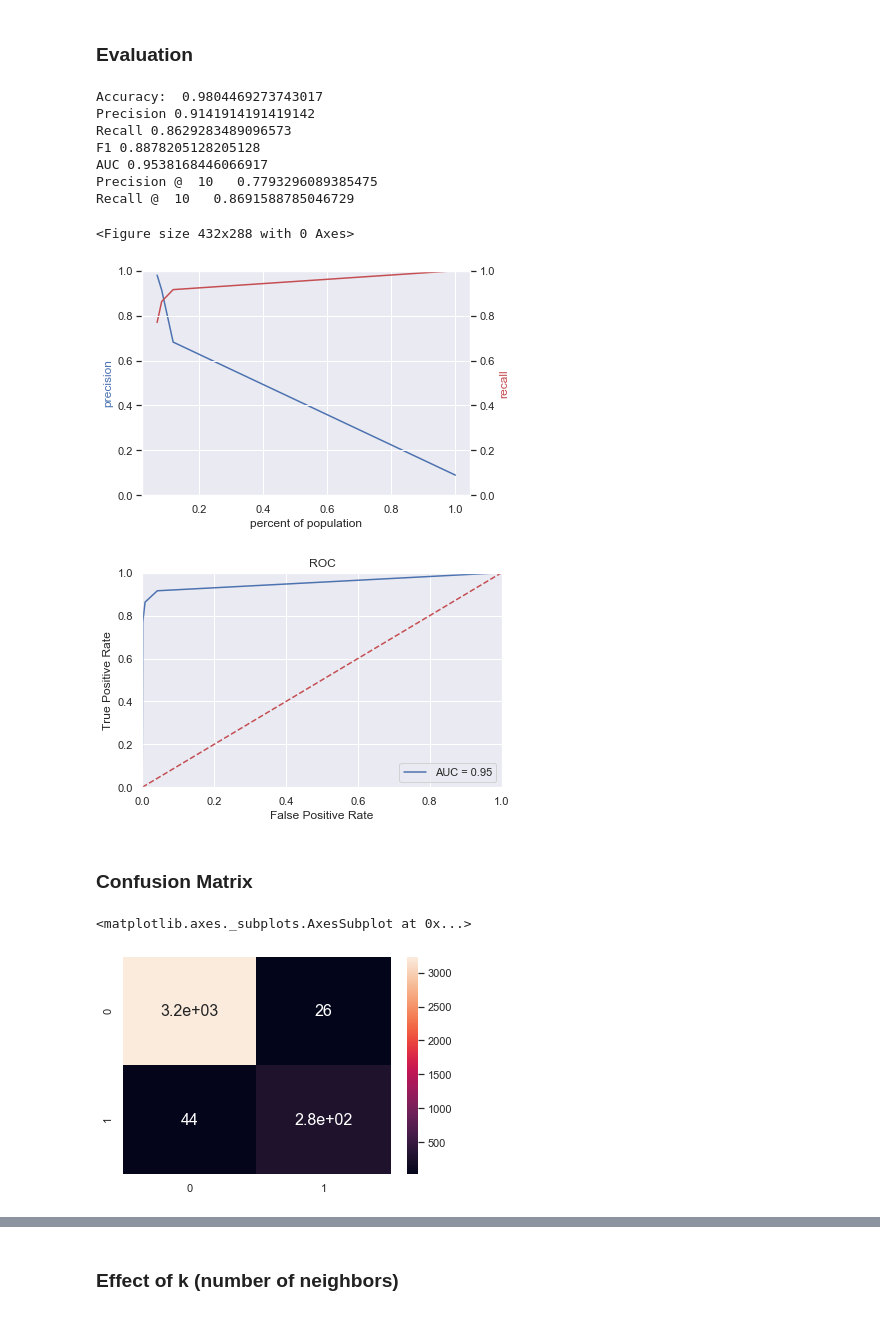
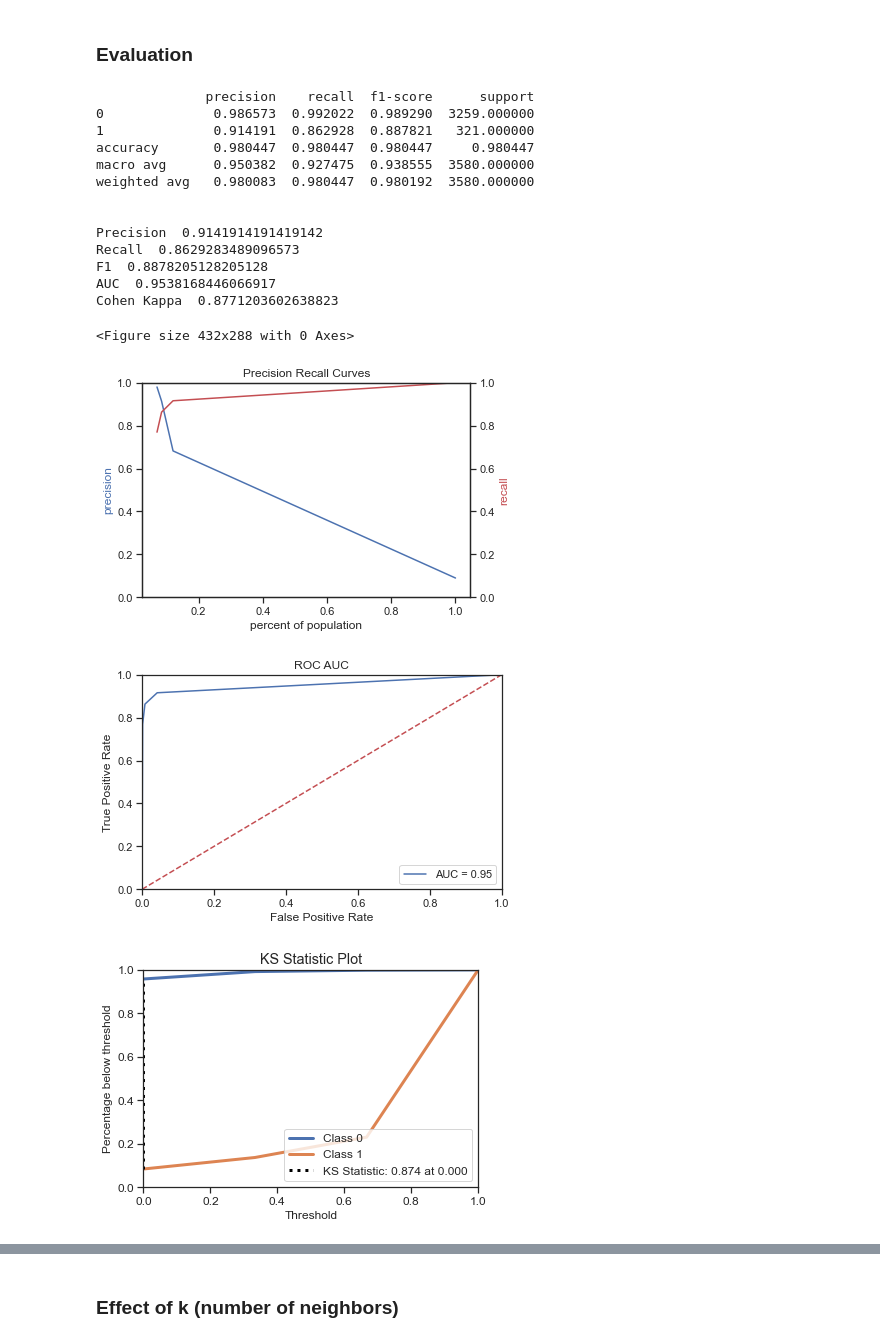
Before and after one commit to rutujagurav/Binary-Classification-Predicting-a-pulsar-star, a Jupyter notebook: PulsarStar_v1-extended.ipynb, the cells around one changed output, grey strips where cells are left out. Cells and saved outputs as stored; diff of their text form; code cells hidden in the pictures.

```diff
--- a/PulsarStar_v1-extended.ipynb
+++ b/PulsarStar_v1-extended.ipynb
@@ -376,33 +432,43 @@ KNeighborsClassifier(algorithm='auto', leaf_size=30, metric='minkowski',
                      weights='uniform')
 # %% [markdown]
 ### Evaluation
-# %%
-accuracy = clf_nn.score(X_test, y_test)
-print("Accuracy: ", accuracy)
-y_pred = clf_nn.predict_proba(X_test)[:, 1]
-k = 10
-print_metrics(y_test,y_pred,k)
-plot_PR_curve(y_test, y_pred)
-plot_ROC_curve(y_test, y_pred)
-# %% [output]
-Accuracy:  0.9804469273743017
-Precision 0.9141914191419142
-Recall 0.8629283489096573
-F1 0.8878205128205128
-AUC 0.9538168446066917
-Precision @  10   0.7793296089385475
-Recall @  10   0.8691588785046729
-<Figure size 432x288 with 0 Axes>
-[figure, removed]
-[figure, removed]
-# %% [markdown]
-### Confusion Matrix
-# %%
-from sklearn.metrics import confusion_matrix
-actual_label = y_test
-predicted_label = (y_pred>0.5).astype(int)
-cm = metrics.confusion_matrix(actual_label,predicted_label)
-sns.heatmap(cm, annot=True, annot_kws = {"size": 16})
-# %% [output]
-<matplotlib.axes._subplots.AxesSubplot at 0x...>
-[figure, removed]
+# %%
+clf = clf_nn
+from sklearn.metrics import classification_report
+y_pred = clf.predict_proba(X_test)[:, 1]
+report = classification_report(y_test, y_pred.round(), target_names=clf_dt.classes_, output_dict=True)
+report_df = pd.DataFrame(report).transpose()
+print(report_df)
+print('\n')
+k = 10
+print_metrics(y_test,y_pred,k)
+print('\n')
+plot_PR_curve(y_test, y_pred)
+print('\n')
+plot_ROC_curve(y_test, y_pred)
+print('\n')
+plot_ks_stat(y_test,clf.predict_proba(X_test))
+print('\n')
+plot_lift_curve(y_test,clf.predict_proba(X_test))
+print('\n')
+plot_pr_curve(y_test,clf.predict_proba(X_test))
+print('\n')
+plot_confusion_matrix(y_test, y_pred)
+# %% [output]
+              precision    recall  f1-score      support
+0              0.986573  0.992022  0.989290  3259.000000
+1              0.914191  0.862928  0.887821   321.000000
+accuracy       0.980447  0.980447  0.980447     0.980447
+macro avg      0.950382  0.927475  0.938555  3580.000000
+weighted avg   0.980083  0.980447  0.980192  3580.000000
+
+
+Precision  0.9141914191419142
+Recall  0.8629283489096573
+F1  0.8878205128205128
+AUC  0.9538168446066917
+Cohen Kappa  0.8771203602638823
+<Figure size 432x288 with 0 Axes>
+[figure, added]
+[figure, added]
+[figure, added]
```
Also changed, not shown: parts of 21 cells of this notebook.
